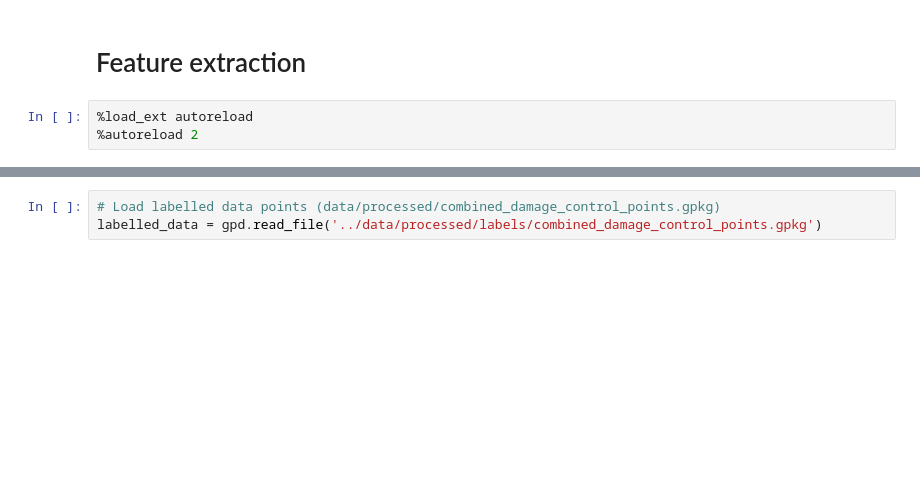
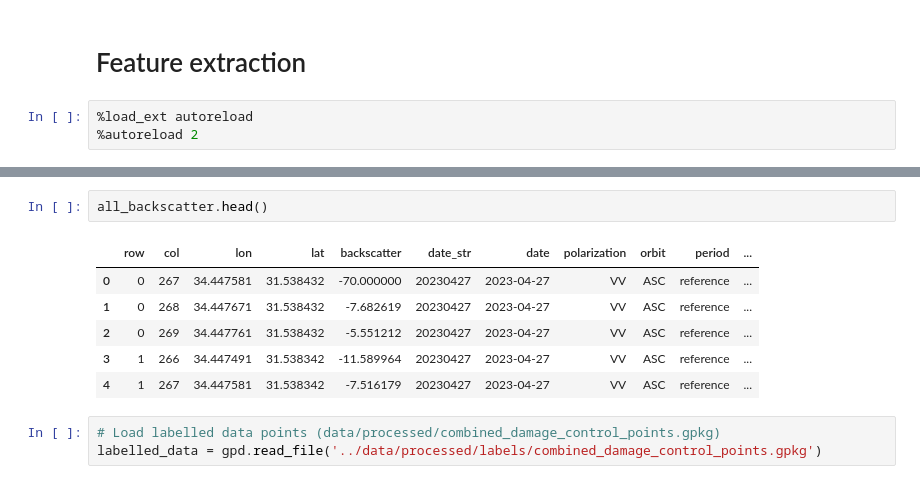
Before and after one commit to MatteoLarrode/ML-BuildingDamageViaSatellite, a Jupyter notebook: notebooks/03_feature_extraction.ipynb, the cells around one changed output, grey strips where cells are left out. Drawn from its saved outputs; the diff is of its cells as text; blank space fills up the shorter version.

```diff
--- a/notebooks/03_feature_extraction.ipynb
+++ b/notebooks/03_feature_extraction.ipynb
@@ -26,3 +39,12 @@ all_backscatter = gpd.read_file('../data/preprocessed/all_backscatter.gpkg')
+# %%
+all_backscatter.head()
+# %% [output]
+|  | row | col | lon | lat | backscatter | date_str | date | polarization | orbit | period | ... |
+| 0 | 0 | 267 | 34.447581 | 31.538432 | -70.000000 | 20230427 | 2023-04-27 | VV | ASC | reference | ... |
+| 1 | 0 | 268 | 34.447671 | 31.538432 | -7.682619 | 20230427 | 2023-04-27 | VV | ASC | reference | ... |
+| 2 | 0 | 269 | 34.447761 | 31.538432 | -5.551212 | 20230427 | 2023-04-27 | VV | ASC | reference | ... |
+| 3 | 1 | 266 | 34.447491 | 31.538342 | -11.589964 | 20230427 | 2023-04-27 | VV | ASC | reference | ... |
+| 4 | 1 | 267 | 34.447581 | 31.538342 | -7.516179 | 20230427 | 2023-04-27 | VV | ASC | reference | ... |
 # %%
 # Load labelled data points (data/processed/combined_damage_control_points.gpkg)
 labelled_data = gpd.read_file('../data/processed/labels/combined_damage_control_points.gpkg')
```
Also changed, not shown: parts of 10 cells of this notebook, 7 other files.
